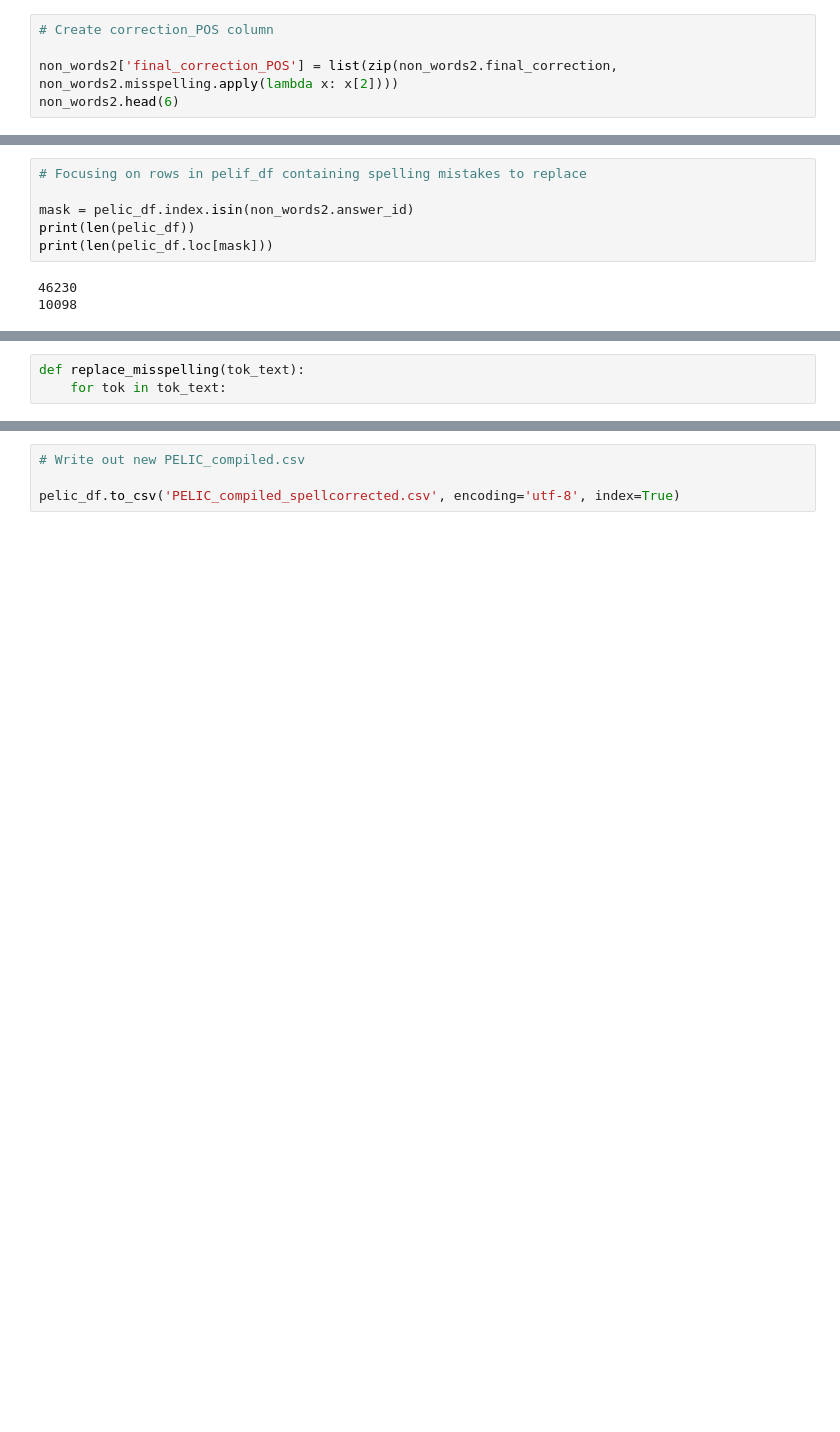
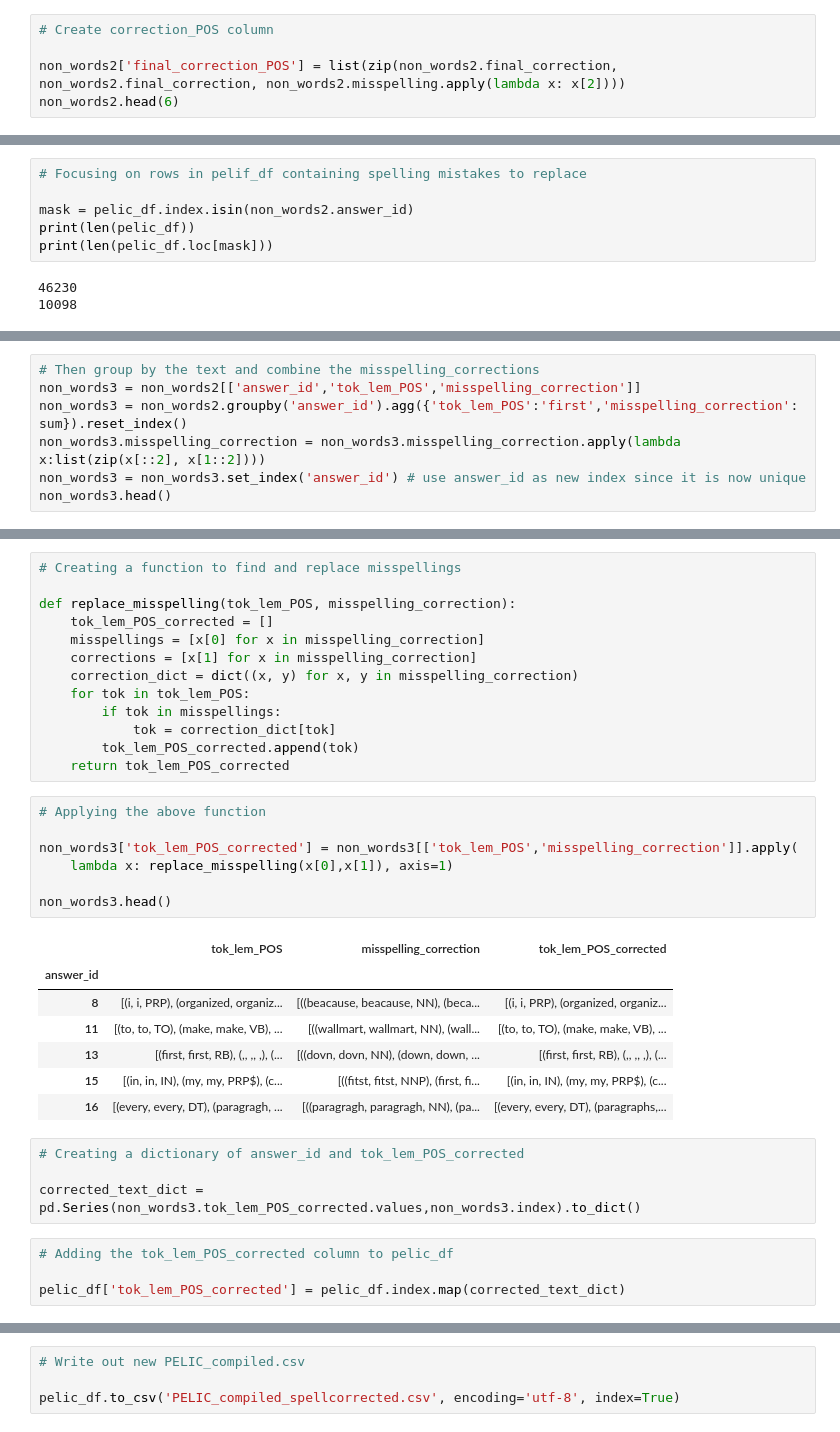
Before and after one commit to ELI-Data-Mining-Group/PELIC-spelling, a Jupyter notebook: PELIC_spelling.ipynb, the cells around one changed output, grey strips where cells are left out. Drawn from its saved outputs; the diff is of its cells as text; blank space fills up the shorter version.

```diff
--- a/PELIC_spelling.ipynb
+++ b/PELIC_spelling.ipynb
@@ -927,7 +927,7 @@ non_words2['final_correction'] = [x[2] if isinstance(x[2], str) else x[1] if isi
 # %%
 # Create correction_POS column
 
-non_words2['final_correction_POS'] = list(zip(non_words2.final_correction, non_words2.misspelling.apply(lambda x: x[2])))
+non_words2['final_correction_POS'] = list(zip(non_words2.final_correction, non_words2.final_correction, non_words2.misspelling.apply(lambda x: x[2])))
 non_words2.head(6)
 # %% [output]
 |  | answer_id | tok_lem_POS | misspelling | sentence | bigrams | unigram_suggestions | bigram_suggestions | ... |
@@ -1030,3 +950,0 @@ df.join(df2.set_index(cols), on=cols)
-# %%
-def replace_misspelling(tok_text):
-    for tok in tok_text:
@@ -1032,0 +956,7 @@ def replace_misspelling(tok_text):
+# %%
+# Then group by the text and combine the misspelling_corrections
+non_words3 = non_words2[['answer_id','tok_lem_POS','misspelling_correction']]
+non_words3 = non_words2.groupby('answer_id').agg({'tok_lem_POS':'first','misspelling_correction': sum}).reset_index()
+non_words3.misspelling_correction = non_words3.misspelling_correction.apply(lambda x:list(zip(x[::2], x[1::2])))
+non_words3 = non_words3.set_index('answer_id') # use answer_id as new index since it is now unique
+non_words3.head()
@@ -1032,0 +971,36 @@ def replace_misspelling(tok_text):
+# %%
+# Creating a function to find and replace misspellings
+
+def replace_misspelling(tok_lem_POS, misspelling_correction):
+    tok_lem_POS_corrected = []
+    misspellings = [x[0] for x in misspelling_correction]
+    corrections = [x[1] for x in misspelling_correction]
+    correction_dict = dict((x, y) for x, y in misspelling_correction)
+    for tok in tok_lem_POS:
+        if tok in misspellings:
+            tok = correction_dict[tok]
+        tok_lem_POS_corrected.append(tok)
+    return tok_lem_POS_corrected
+# %%
+# Applying the above function
+
+non_words3['tok_lem_POS_corrected'] = non_words3[['tok_lem_POS','misspelling_correction']].apply(
+    lambda x: replace_misspelling(x[0],x[1]), axis=1)
+
+non_words3.head()
+# %% [output]
+|  | tok_lem_POS | misspelling_correction | tok_lem_POS_corrected |
+| answer_id |  |  |  |
+| 8 | [(i, i, PRP), (organized, organiz... | [((beacause, beacause, NN), (beca... | [(i, i, PRP), (organized, organiz... |
+| 11 | [(to, to, TO), (make, make, VB), ... | [((wallmart, wallmart, NN), (wall... | [(to, to, TO), (make, make, VB), ... |
+| 13 | [(first, first, RB), (,, ,, ,), (... | [((dovn, dovn, NN), (down, down, ... | [(first, first, RB), (,, ,, ,), (... |
+| 15 | [(in, in, IN), (my, my, PRP$), (c... | [((fitst, fitst, NNP), (first, fi... | [(in, in, IN), (my, my, PRP$), (c... |
+| 16 | [(every, every, DT), (paragragh, ... | [((paragragh, paragragh, NN), (pa... | [(every, every, DT), (paragraphs,... |
+# %%
+# Creating a dictionary of answer_id and tok_lem_POS_corrected
+
+corrected_text_dict = pd.Series(non_words3.tok_lem_POS_corrected.values,non_words3.index).to_dict()
+# %%
+# Adding the tok_lem_POS_corrected column to pelic_df
+
+pelic_df['tok_lem_POS_corrected'] = pelic_df.index.map(corrected_text_dict)
```
Also changed, not shown: parts of 17 cells of this notebook, 3 other files.
